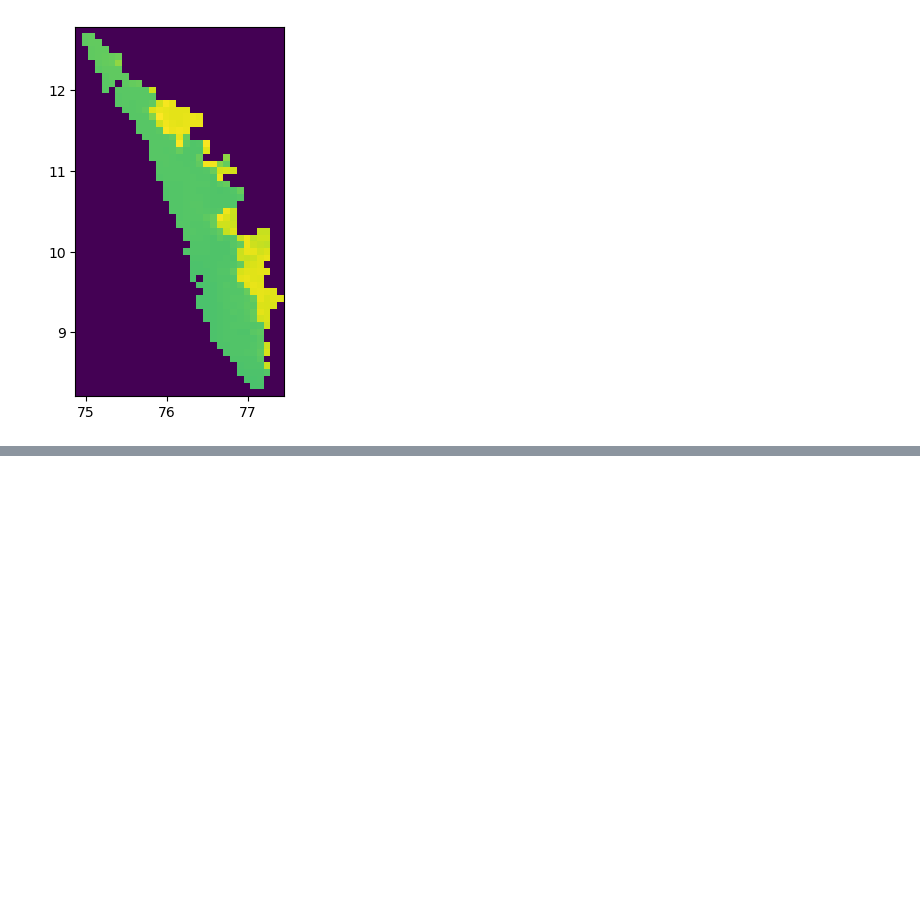
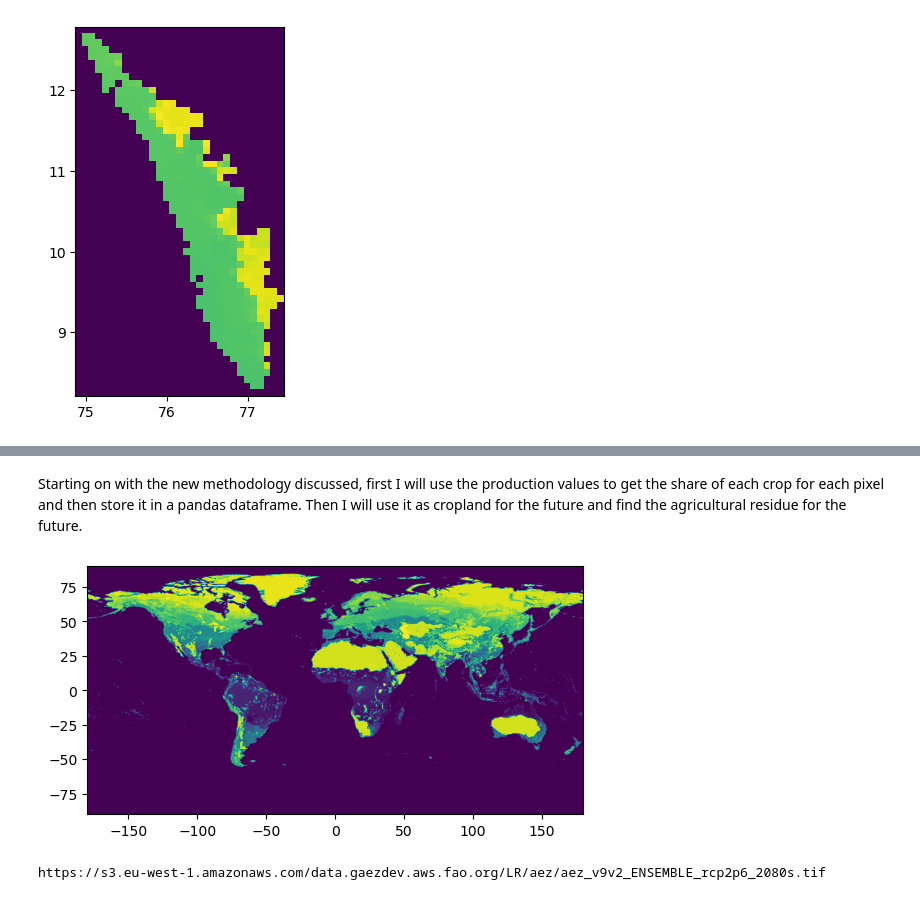
Before and after one commit to ClimateCompatibleGrowth/BEPMAT, a Jupyter notebook: Biomass.ipynb, the cells around one changed output, grey strips where cells are left out. Saved outputs shown, nothing was run; the diff lists cells and outputs as text; code cells hidden in the pictures; blank space fills up the shorter version.

```diff
--- a/Biomass.ipynb
+++ b/Biomass.ipynb
@@ -830,0 +881,19 @@ with rasterio.open(array_to_inmemory_raster_for_clipped(result,transform_temp, c
+# %% [markdown]
+Starting on with the new methodology discussed, first I will use the production values to get the share of each crop for each pixel and then store it in a pandas dataframe. Then I will use it as cropland for the future and find the agricultural residue for the future.
+# %%
+# Reshape the data array to have two dimensions (height x width)
+reshaped_data = data[0, :, :]
+
+# Pass the reshaped_data to the array_to_inmemory_raster_for_non_clipped function
+with rasterio.open(df1.iloc[2, 14].strip()) as src:
+    transform_final = src.transform
+    crs_final = src.crs
+desired_raster_path= array_to_inmemory_raster_for_non_clipped(reshaped_data, transform_final, crs_final)
+with rasterio.open(desired_raster_path) as src:
+    show(src)
+# %% [output]
+[figure, added]
+# %%
+print((aez_path).strip())
+# %% [output]
+https://s3.eu-west-1.amazonaws.com/data.gaezdev.aws.fao.org/LR/aez/aez_v9v2_ENSEMBLE_rcp2p6_2080s.tif
```
Also changed, not shown: parts of 11 cells of this notebook, 2 other files.
